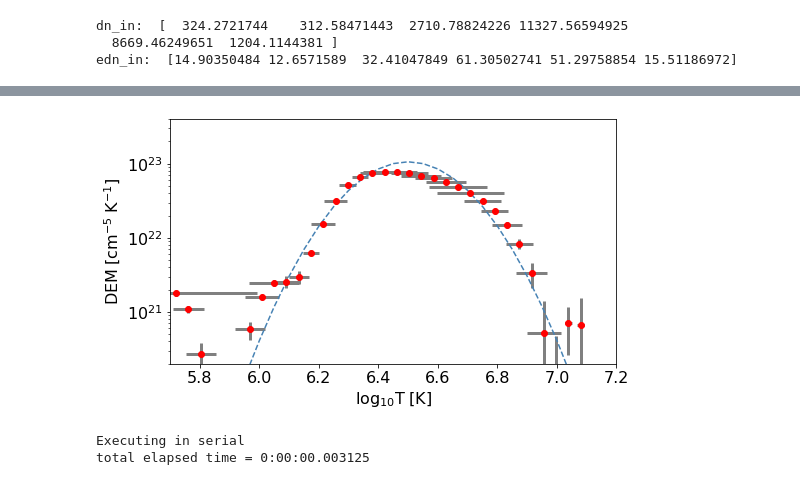
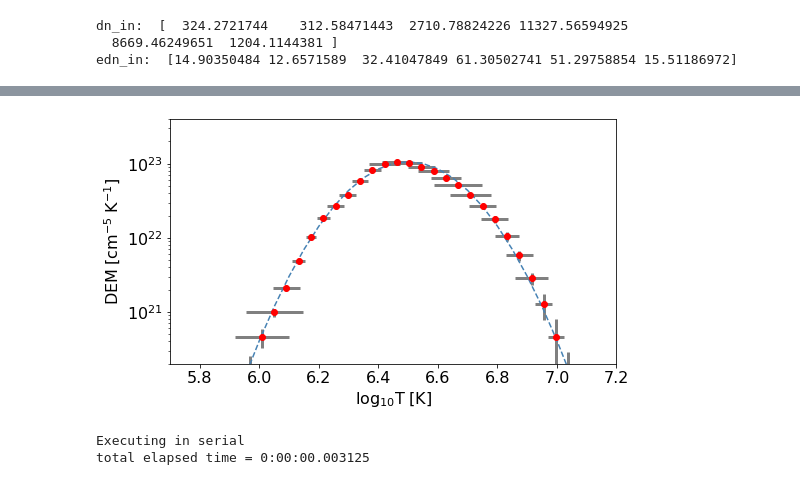
Before and after one commit to ianan/demreg, a Jupyter notebook: python/example_demregpy_aiasyn.ipynb, the cells around one changed output, grey strips where cells are left out. Saved outputs shown, nothing was run; the diff lists cells and outputs as text; code cells hidden in the pictures.

```diff
--- a/python/example_demregpy_aiasyn.ipynb
+++ b/python/example_demregpy_aiasyn.ipynb
@@ -108,7 +110,7 @@ mlogt=([np.mean([(np.log10(temps[i])),np.log10((temps[i+1]))]) \
         for i in np.arange(0,len(temps)-1)])
 
 # Work out the DEM
-dem,edem,elogt,chisq,dn_reg=dn2dem_pos(dn_in,edn_in,trmatrix,tresp_logt,temps)
+dem,edem,elogt,chisq,dn_reg=dn2dem_pos_selfnorm(dn_in,edn_in,trmatrix,tresp_logt,temps)
 
 #  Plot it all
 fig = plt.figure(figsize=(8, 4.5))
@@ -127,2 +131,2 @@ total elapsed time = 0:00:00.282269
-[figure, old version]
+[figure, new version]
 # %%
```
Also changed, not shown: parts of 4 cells of this notebook, 2 other files.
